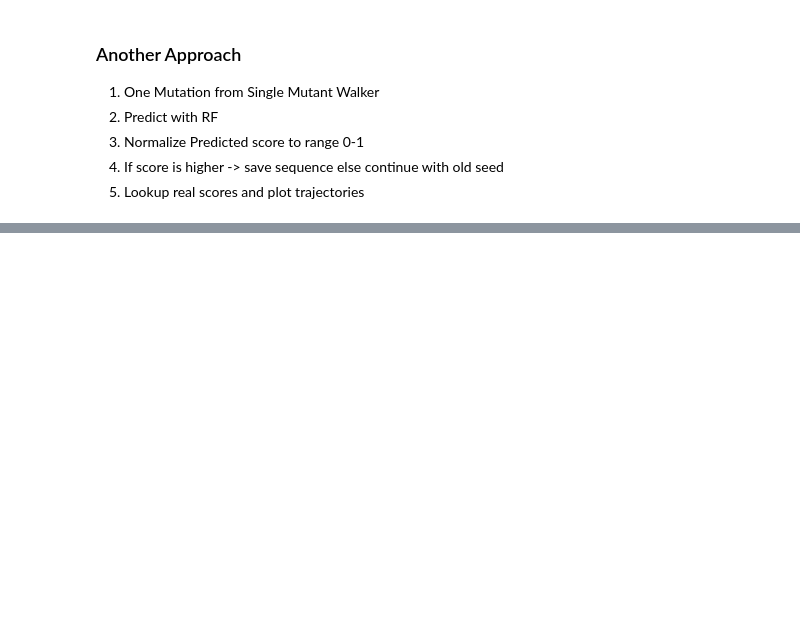
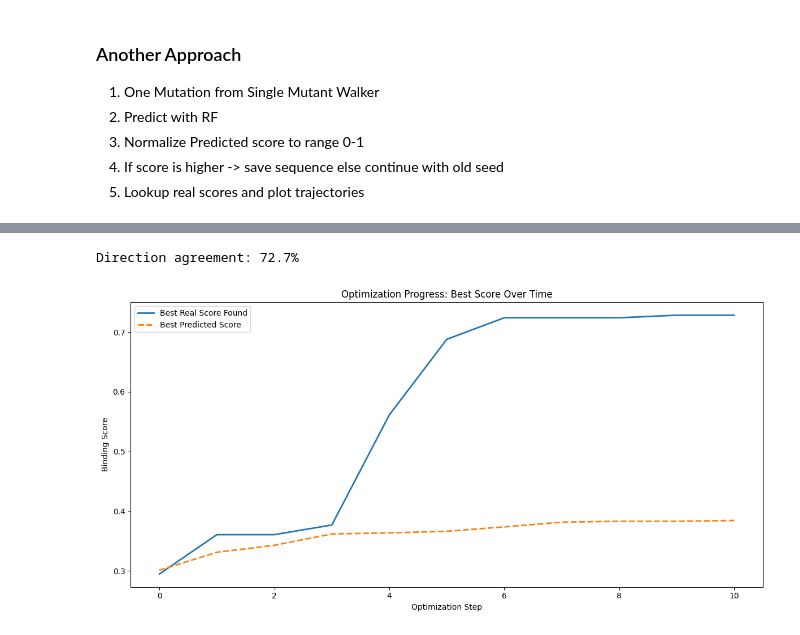
Before and after one commit to meier108/PracticalWork, a Jupyter notebook: main.ipynb, the cells around one changed output, grey strips where cells are left out. Cells and saved outputs as stored; diff of their text form; code cells hidden in the pictures; blank space fills up the shorter version.

```diff
--- a/main.ipynb
+++ b/main.ipynb
@@ -456,0 +348,22 @@ Step 88/100, New best mutation with predicted score: 1.0854444826342702
+# %%
+# What matters: Did real scores also improve when predicted scores improved?
+df_values['real_score_improved'] = df_values['real_score'].diff() > 0
+df_values['pred_score_improved'] = df_values['predicted_score'].diff() > 0
+
+# How often did both agree on direction?
+agreement = (df_values['real_score_improved'] == df_values['pred_score_improved']).mean()
+print(f'Direction agreement: {agreement:.1%}')
+
+# Plot cumulative real score improvement
+plt.figure(figsize=(12, 6))
+plt.plot(df_values['real_score'].cummax(), label='Best Real Score Found', linewidth=2)
+plt.plot(df_values['predicted_score'].cummax(), label='Best Predicted Score', linewidth=2, linestyle='--')
+plt.xlabel('Optimization Step')
+plt.ylabel('Binding Score')
+plt.title('Optimization Progress: Best Score Over Time')
+plt.legend()
+plt.tight_layout()
+plt.show()
+# %% [output]
+Direction agreement: 72.7%
+[figure, added]
```
Also changed, not shown: parts of 18 cells of this notebook, 15 other files.
